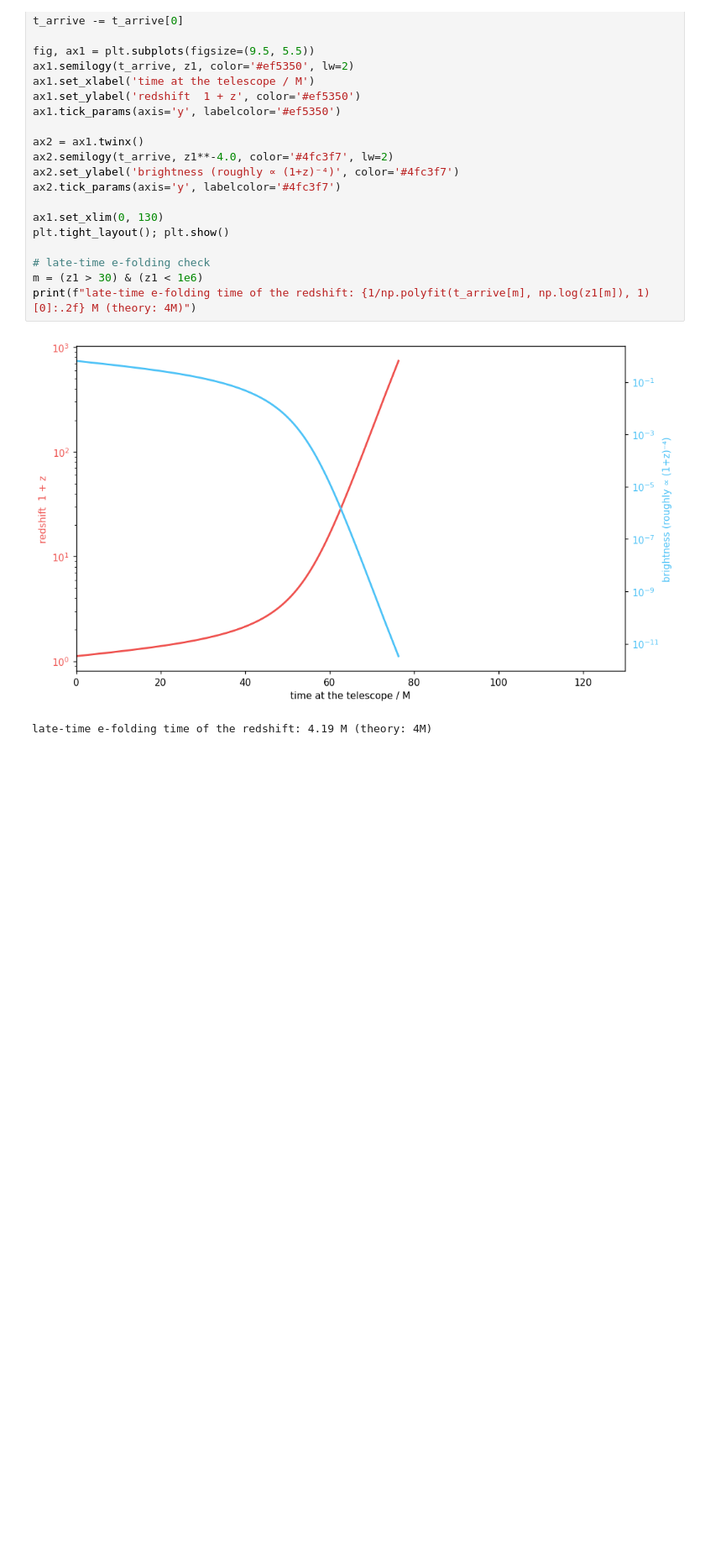
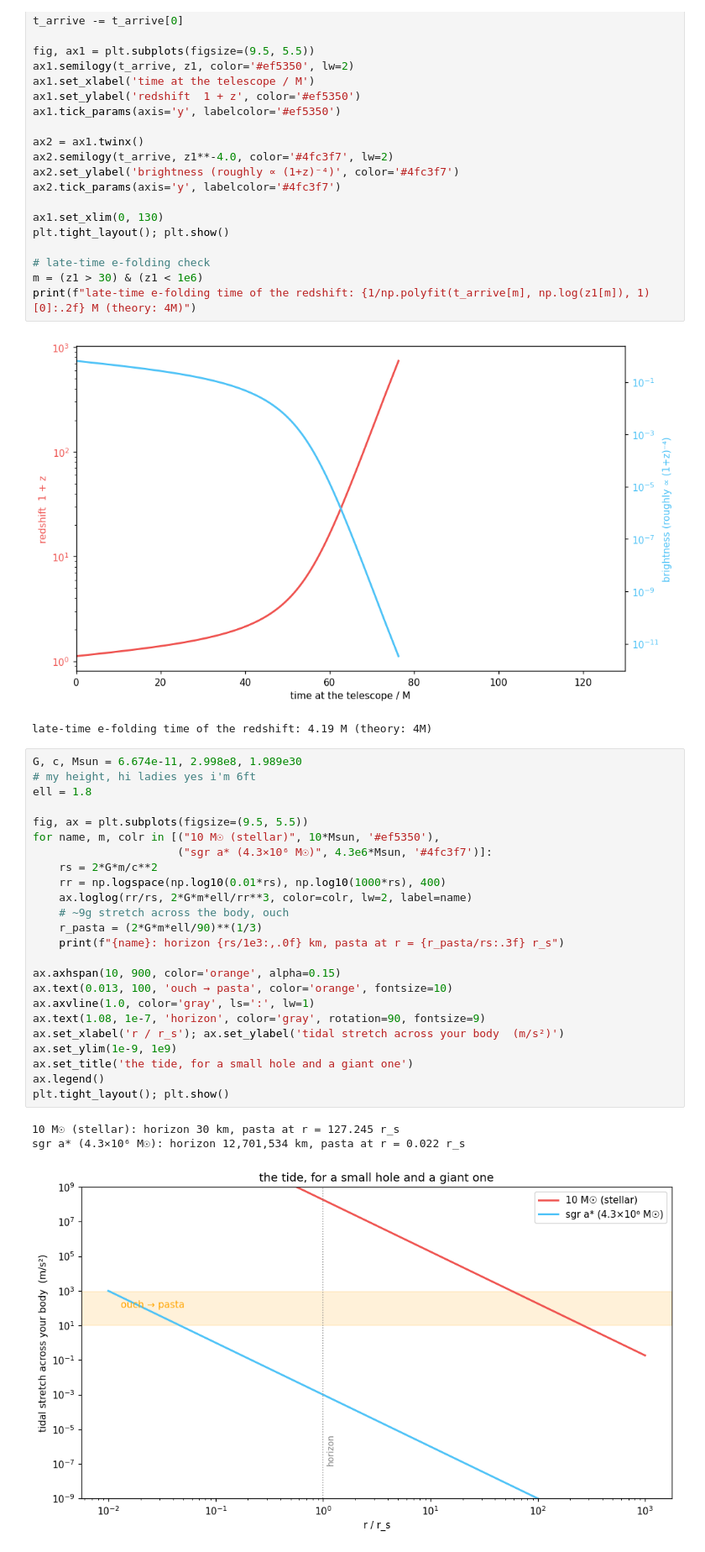
Before and after one commit to nicomii/gravity-lab, a Jupyter notebook: black-hole/chapter4-falling-into-a-bh.ipynb, the cells around one changed output. Shown at 84% size. Cells and saved outputs as stored; diff of their text form; blank space fills up the shorter version.

```diff
--- a/black-hole/chapter4-falling-into-a-bh.ipynb
+++ b/black-hole/chapter4-falling-into-a-bh.ipynb
@@ -110,3 +110,31 @@ print(f"late-time e-folding time of the redshift: {1/np.polyfit(t_arrive[m], np.
 # %% [output]
 [figure]
 late-time e-folding time of the redshift: 4.19 M (theory: 4M)
+# %%
+G, c, Msun = 6.674e-11, 2.998e8, 1.989e30
+# my height, hi ladies yes i'm 6ft
+ell = 1.8
+
+fig, ax = plt.subplots(figsize=(9.5, 5.5))
+for name, m, colr in [("10 M☉ (stellar)", 10*Msun, '#ef5350'),
+                      ("sgr a* (4.3×10⁶ M☉)", 4.3e6*Msun, '#4fc3f7')]:
+    rs = 2*G*m/c**2
+    rr = np.logspace(np.log10(0.01*rs), np.log10(1000*rs), 400)
+    ax.loglog(rr/rs, 2*G*m*ell/rr**3, color=colr, lw=2, label=name)
+    # ~9g stretch across the body, ouch
+    r_pasta = (2*G*m*ell/90)**(1/3)
+    print(f"{name}: horizon {rs/1e3:,.0f} km, pasta at r = {r_pasta/rs:.3f} r_s")
+
+ax.axhspan(10, 900, color='orange', alpha=0.15)
+ax.text(0.013, 100, 'ouch → pasta', color='orange', fontsize=10)
+ax.axvline(1.0, color='gray', ls=':', lw=1)
+ax.text(1.08, 1e-7, 'horizon', color='gray', rotation=90, fontsize=9)
+ax.set_xlabel('r / r_s'); ax.set_ylabel('tidal stretch across your body  (m/s²)')
+ax.set_ylim(1e-9, 1e9)
+ax.set_title('the tide, for a small hole and a giant one')
+ax.legend()
+plt.tight_layout(); plt.show()
+# %% [output]
+10 M☉ (stellar): horizon 30 km, pasta at r = 127.245 r_s
+sgr a* (4.3×10⁶ M☉): horizon 12,701,534 km, pasta at r = 0.022 r_s
+[figure, added]
```
Also changed, not shown: parts of 3 cells of this notebook.
